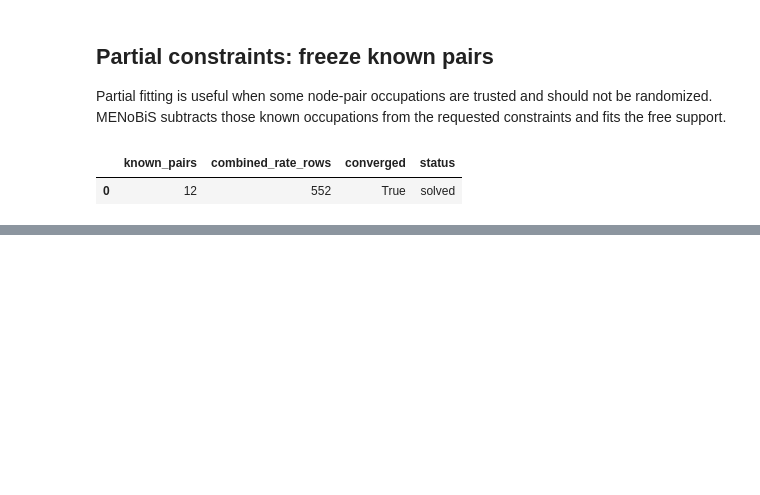
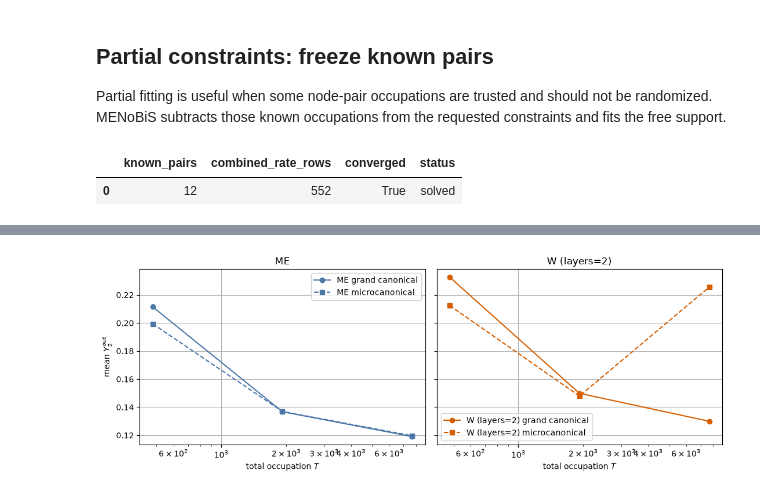
Before and after one commit to uladribia/menobis, a Jupyter notebook: docs/examples/main-use-cases.ipynb, the cells around one changed output, grey strips where cells are left out. Saved outputs shown, nothing was run; the diff lists cells and outputs as text; code cells hidden in the pictures; blank space fills up the shorter version.

```diff
--- a/docs/examples/main-use-cases.ipynb
+++ b/docs/examples/main-use-cases.ipynb
@@ -357,18 +259,0 @@ pd.DataFrame(
-# %%
-fig, axes = plt.subplots(1, 2, figsize=(11, 4))
-for name, values in ensemble_values.items():
-    values = np.asarray(values, dtype=float)
-    running = np.cumsum(values) / np.arange(1, len(values) + 1)
-    axes[0].plot(running, label=name)
-    axes[1].hist(values, bins=range(0, int(values.max()) + 3), alpha=0.45, label=name)
-axes[0].axhline(analytic_mean, color="black", linestyle="--", label="analytic")
-axes[0].set_title(f"Running mean for pair ({focal_source}, {focal_target})")
-axes[0].set_xlabel("Monte Carlo iteration")
-axes[0].set_ylabel("estimated E[t_ij]")
-axes[1].axvline(analytic_mean, color="black", linestyle="--")
-axes[1].set_title("Ensemble distributions for the same pair")
-axes[1].set_xlabel("sampled occupation")
-axes[1].set_ylabel("count")
-for ax in axes:
-    ax.legend()
-fig.tight_layout()
@@ -386,0 +509,17 @@ fig.tight_layout()
+# %%
+fig, axes = plt.subplots(1, 2, figsize=(11, 4), sharey=True)
+for ax, (results, label, color) in zip(
+    axes,
+    [(me_results, "ME", "#4c78a8"), (w_results, "W (layers=2)", "#d55e00")],
+    strict=True,
+):
+    ax.plot(results["T"], results["gc_stat"], "o-", color=color, label=f"{label} grand canonical")
+    ax.plot(results["T"], results["hard_stat"], "s--", color=color, label=f"{label} microcanonical")
+    ax.set_xscale("log")
+    ax.set_xlabel("total occupation $T$")
+    ax.set_title(label)
+    ax.legend()
+axes[0].set_ylabel("mean $Y_2^{out}$")
+fig.tight_layout()
+# %% [output]
+[figure, added]
```
Also changed, not shown: parts of 25 cells of this notebook.
